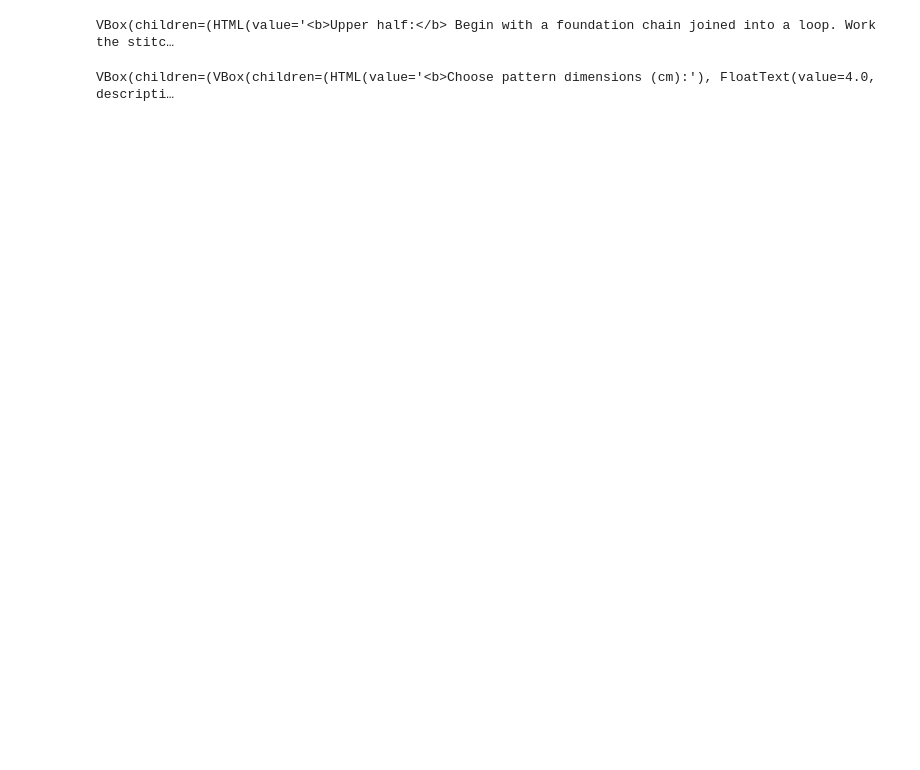
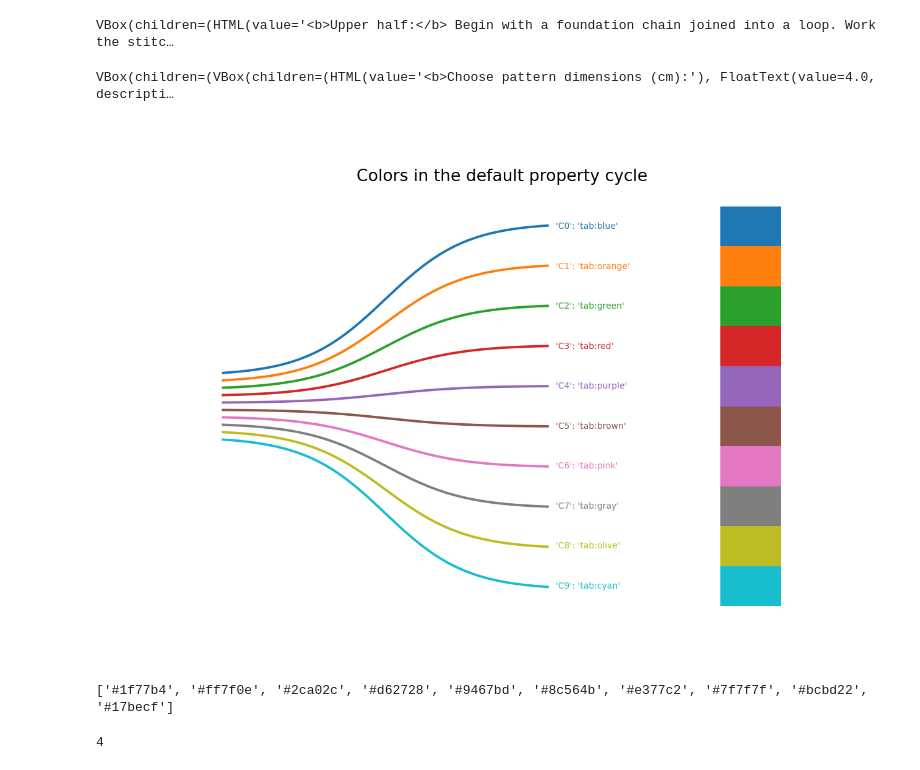
Before and after one commit to RosieSB/crochet-maths, a Jupyter notebook: tmp.ipynb, the cells around one changed output. Drawn from its saved outputs; the diff is of its cells as text; code cells hidden in the pictures; blank space fills up the shorter version.

```diff
--- a/tmp.ipynb
+++ b/tmp.ipynb
@@ -72,6 +166,9 @@ from matplotlib import colormaps
 import numpy as np
 import ipywidgets as widgets
 from ipywidgets import Layout
+from matplotlib.colors import TABLEAU_COLORS, same_color
+prop_cycle = plt.rcParams['axes.prop_cycle']
+colors = prop_cycle.by_key()['color']
 
 R = widgets.FloatText(value=4,min=0,max=30,step=.01,description='Major radius')
 r = widgets.FloatText(value=1.78,min=0,max=30,step=.01,description='Minor radius')
@@ -121,7 +218,7 @@ def f(R,r,w,h):
         x = (R - r * np.cos(u)) * np.cos(v)
         y = (R - r * np.cos(u)) * np.sin(v)
         z = r * np.sin(u)
-        ax.plot_surface(x, y, z,cmap='viridis', edgecolor='black', linewidth=.1)
+        ax.plot_surface(x, y, z,color=colors[n%10], edgecolor='black', linewidth=.1, alpha=.5)
 
     # Axis limits
     ax.set(zlim=(-R-r,R+r))
@@ -153,3 +250,37 @@ widgets.VBox(
 # %% [output]
 VBox(children=(HTML(value='<b>Upper half:</b> Begin with a foundation chain joined into a loop. Work the stitc…
 VBox(children=(VBox(children=(HTML(value='<b>Choose pattern dimensions (cm):'), FloatText(value=4.0, descripti…
+# %%
+import matplotlib.pyplot as plt
+import numpy as np
+
+from matplotlib.colors import TABLEAU_COLORS, same_color
+
+
+def f(x, a):
+    """A nice sigmoid-like parametrized curve, ending approximately at *a*."""
+    return 0.85 * a * (1 / (1 + np.exp(-x)) + 0.2)
+
+
+fig, ax = plt.subplots()
+ax.axis('off')
+ax.set_title("Colors in the default property cycle")
+
+prop_cycle = plt.rcParams['axes.prop_cycle']
+colors = prop_cycle.by_key()['color']
+x = np.linspace(-4, 4, 200)
+
+for i, (color, color_name) in enumerate(zip(colors, TABLEAU_COLORS)):
+    assert same_color(color, color_name)
+    pos = 4.5 - i
+    ax.plot(x, f(x, pos))
+    ax.text(4.2, pos, f"'C{i}': '{color_name}'", color=color, va="center")
+    ax.bar(9, 1, width=1.5, bottom=pos-0.5)
+
+plt.show()
+print(colors)
+14 %10
+# %% [output]
+[figure, added]
+['#1f77b4', '#ff7f0e', '#2ca02c', '#d62728', '#9467bd', '#8c564b', '#e377c2', '#7f7f7f', '#bcbd22', '#17becf']
+4
```
Also changed, not shown: parts of 3 cells of this notebook, 1 other file.
